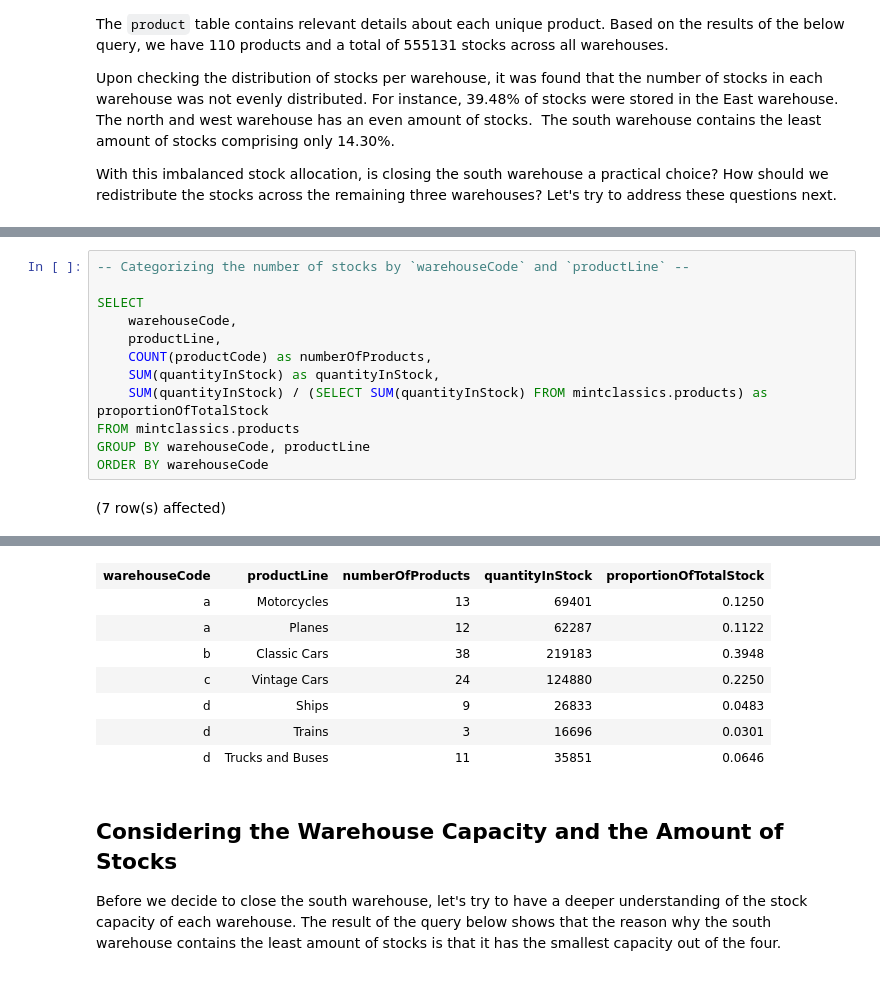
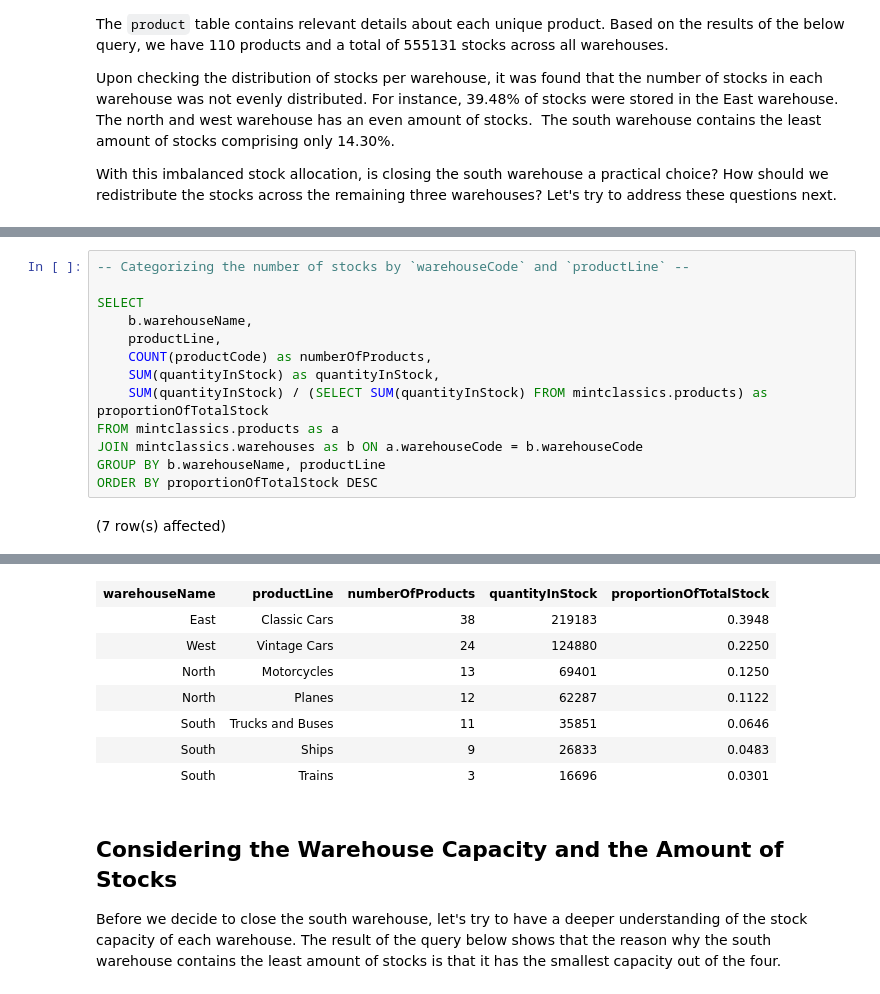
Before and after one commit to fash22/Analyze-Data-in-a-Model-Car-Database-with-MySQL-Workbench, a Jupyter notebook: 01 - Current Inventory.ipynb, the cells around one changed output, grey strips where cells are left out. Cells and saved outputs as stored; diff of their text form.

```diff
--- a/01 - Current Inventory.ipynb
+++ b/01 - Current Inventory.ipynb
@@ -79,13 +76,14 @@ Total execution time: 00:00:01.015
 -- Categorizing the number of stocks by `warehouseCode` and `productLine` --
 
 SELECT
-    warehouseCode,
+    b.warehouseName,
     productLine,
     COUNT(productCode) as numberOfProducts,
     SUM(quantityInStock) as quantityInStock,
     SUM(quantityInStock) / (SELECT SUM(quantityInStock) FROM mintclassics.products) as proportionOfTotalStock
-FROM mintclassics.products
-GROUP BY warehouseCode, productLine
-ORDER BY warehouseCode
+FROM mintclassics.products as a
+JOIN mintclassics.warehouses as b ON a.warehouseCode = b.warehouseCode
+GROUP BY b.warehouseName, productLine
+ORDER BY proportionOfTotalStock DESC
 # %% [output]
 (7 row(s) affected)
@@ -93,11 +91,11 @@ Total execution time: 00:00:01.008
-| warehouseCode | productLine | numberOfProducts | quantityInStock | proportionOfTotalStock |
-| a | Motorcycles | 13 | 69401 | 0.1250 |
-| a | Planes | 12 | 62287 | 0.1122 |
-| b | Classic Cars | 38 | 219183 | 0.3948 |
-| c | Vintage Cars | 24 | 124880 | 0.2250 |
-| d | Ships | 9 | 26833 | 0.0483 |
-| d | Trains | 3 | 16696 | 0.0301 |
-| d | Trucks and Buses | 11 | 35851 | 0.0646 |
+| warehouseName | productLine | numberOfProducts | quantityInStock | proportionOfTotalStock |
+| East | Classic Cars | 38 | 219183 | 0.3948 |
+| West | Vintage Cars | 24 | 124880 | 0.2250 |
+| North | Motorcycles | 13 | 69401 | 0.1250 |
+| North | Planes | 12 | 62287 | 0.1122 |
+| South | Trucks and Buses | 11 | 35851 | 0.0646 |
+| South | Ships | 9 | 26833 | 0.0483 |
+| South | Trains | 3 | 16696 | 0.0301 |
 # %% [markdown]
 ## Considering the Warehouse Capacity and the Amount of Stocks
 
```
Also changed, not shown: parts of 7 cells of this notebook, 3 other files.
